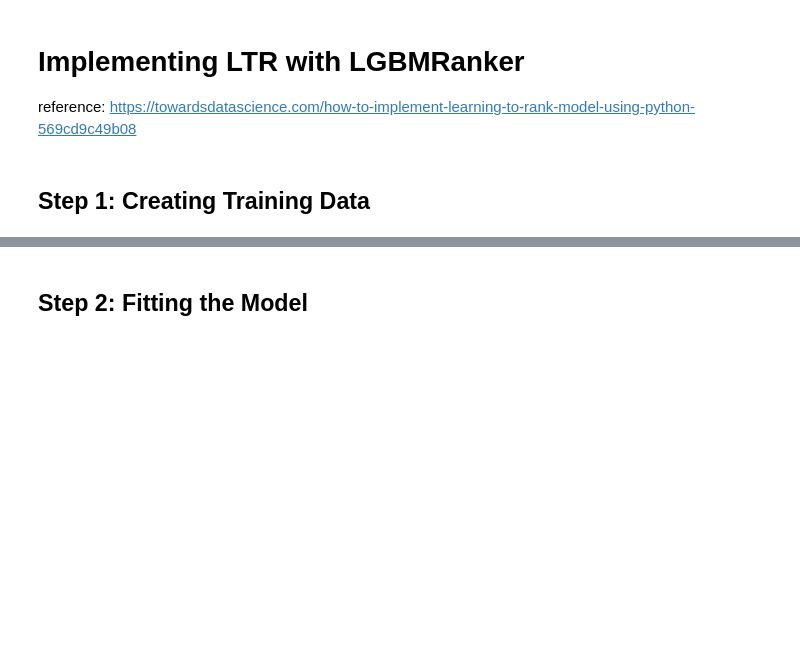
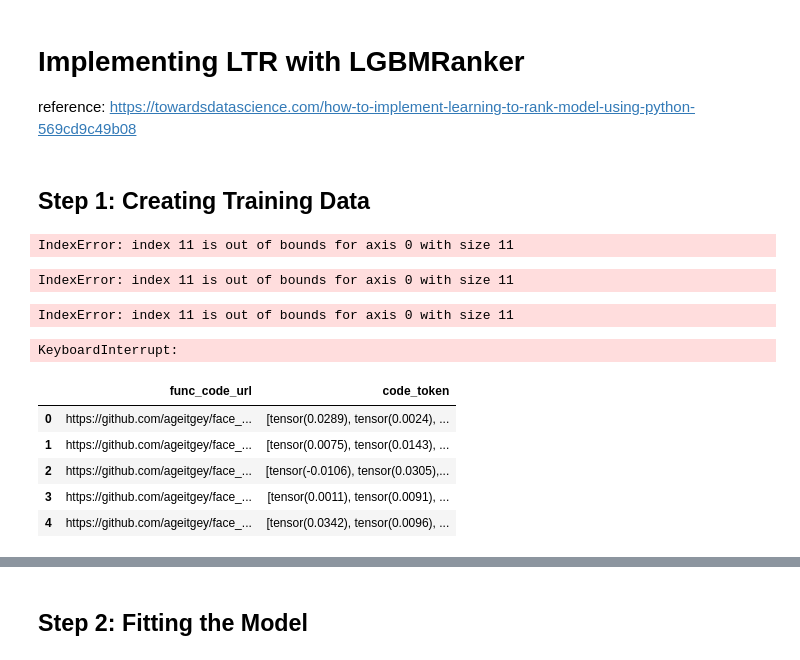
Before and after one commit to toekneeta/CodeSemanticSearch, a Jupyter notebook: elastic_search_engine.ipynb, the cells around one changed output, grey strips where cells are left out. Cells and saved outputs as stored; diff of their text form; code cells hidden in the pictures; blank space fills up the shorter version.

```diff
--- a/elastic_search_engine.ipynb
+++ b/elastic_search_engine.ipynb
@@ -342,0 +348,6 @@ reference: https://towardsdatascience.com/how-to-implement-learning-to-rank-mode
+# %%
+with open('python_train_code_tokens.pkl', 'rb') as f:
+    code_tokens = pickle.load(f)
+
+with open('python_train_docu_tokens.pkl', 'rb') as f:
+    docu_tokens = pickle.load(f)
@@ -342,0 +360,27 @@ reference: https://towardsdatascience.com/how-to-implement-learning-to-rank-mode
+# %%
+train_df.head()
+# %% [output]
+IndexError: index 11 is out of bounds for axis 0 with size 11
+IndexError: index 11 is out of bounds for axis 0 with size 11
+# %%
+train_df['code_token'] = code_tokens.values()
+# %% [output]
+IndexError: index 11 is out of bounds for axis 0 with size 11
+# %%
+train_df['docu_token'] = docu_tokens.values()
+# %% [output]
+KeyboardInterrupt:
+# %%
+# get the token representation of the es_results
+es_model_preds = test_es_results_df
+# pd.read_csv("es_model_predictions.csv")
+
+to_merge = train_df[['func_code_url', 'code_token', 'docu_tokens']]
+to_merge.head()
+# %% [output]
+|  | func_code_url | code_token |
+| 0 | https://github.com/ageitgey/face_... | [tensor(0.0289), tensor(0.0024), ... |
+| 1 | https://github.com/ageitgey/face_... | [tensor(0.0075), tensor(0.0143), ... |
+| 2 | https://github.com/ageitgey/face_... | [tensor(-0.0106), tensor(0.0305),... |
+| 3 | https://github.com/ageitgey/face_... | [tensor(0.0011), tensor(0.0091), ... |
+| 4 | https://github.com/ageitgey/face_... | [tensor(0.0342), tensor(0.0096), ... |
```
Also changed, not shown: parts of 26 cells of this notebook.
